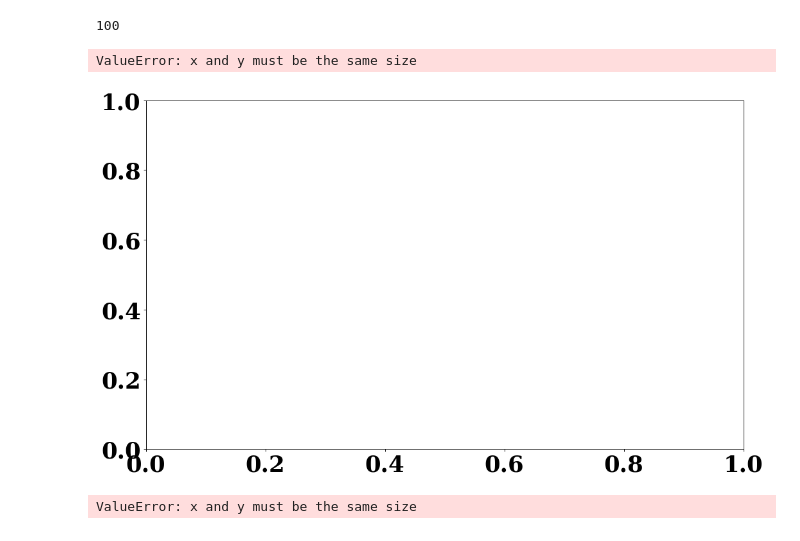
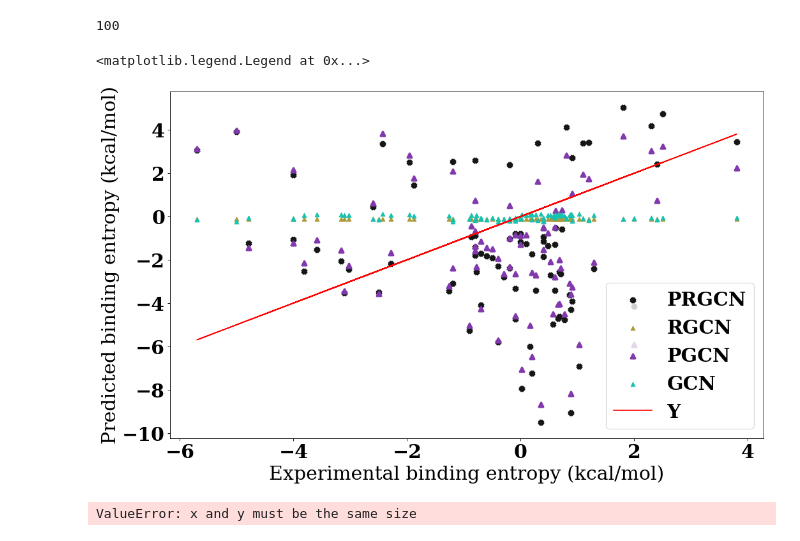
Before and after one commit to aicam/GBNN, a Jupyter notebook: Notebooks/Entropy/JCIM_result_eval.ipynb, the cells around one changed output. Cells and saved outputs as stored; diff of their text form; code cells hidden in the pictures.

```diff
--- a/Notebooks/Entropy/JCIM_result_eval.ipynb
+++ b/Notebooks/Entropy/JCIM_result_eval.ipynb
@@ -212,22 +219,22 @@ len(PGCN_PG_pred[0])
 # %%
 figure(figsize=(15, 9), dpi=80)
 font = {'family' : 'serif',
         'weight' : 'bold',
-        'size'   : 32}
+        'size'   : 27}
 
 matplotlib.rc('font', **font)
 y_curr = np.concatenate(y[1:])
 plt.scatter(y_curr, PGCN_PG_pred[0], marker='x', label='PRGCN', linewidths=5, color='#141715')
 plt.scatter(y_curr, PGCN_DD_pred[0], marker='^', label='RGCN', color='#ad9a39')
 plt.scatter(y_curr, PGNN_PG_pred[0], marker='^', linewidths=3, label='PGCN', color='#8139ad')
 plt.scatter(y_curr, PGNN_DD_pred[0], marker='^', label='GCN', color='#17c2b1')
-plt.xlabel('Experimental entropy (Y)')
-plt.ylabel('Model predictions')
+plt.xlabel('Experimental binding entropy (kcal/mol)')
+plt.ylabel('Predicted binding entropy (kcal/mol)')
 plt.plot(y_curr, y_curr, label = 'Y', color='red')
 plt.legend()
 # %% [output]
-ValueError: x and y must be the same size
+<matplotlib.legend.Legend at 0x...>
-[figure, old version]
+[figure, new version]
 # %%
 figure(figsize=(15, 9), dpi=80)
 y_curr = np.concatenate(np.array([y[i] for i in range(K) if i != 0]), 0)
```
Also changed, not shown: parts of 9 cells of this notebook, 5 other files.
